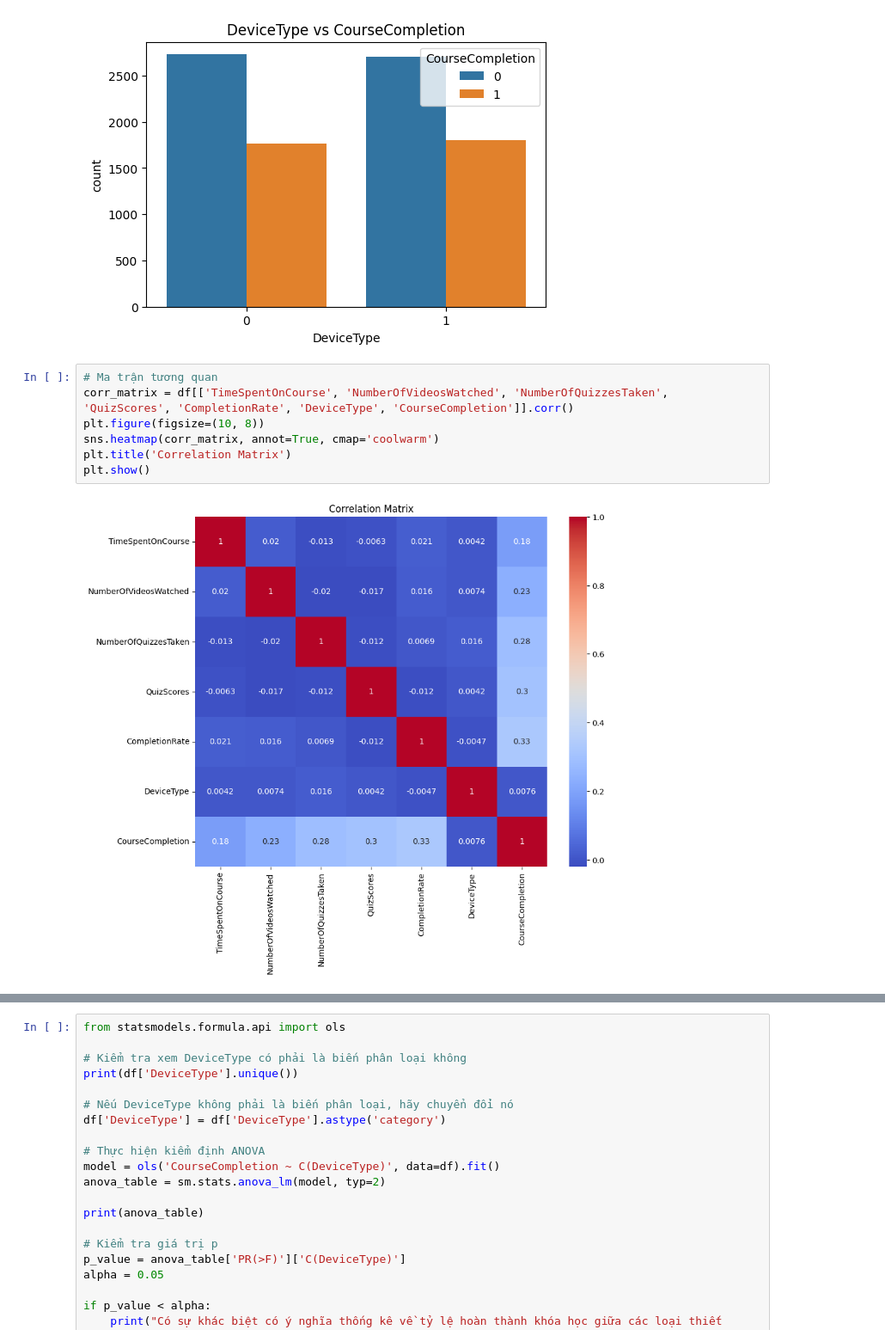
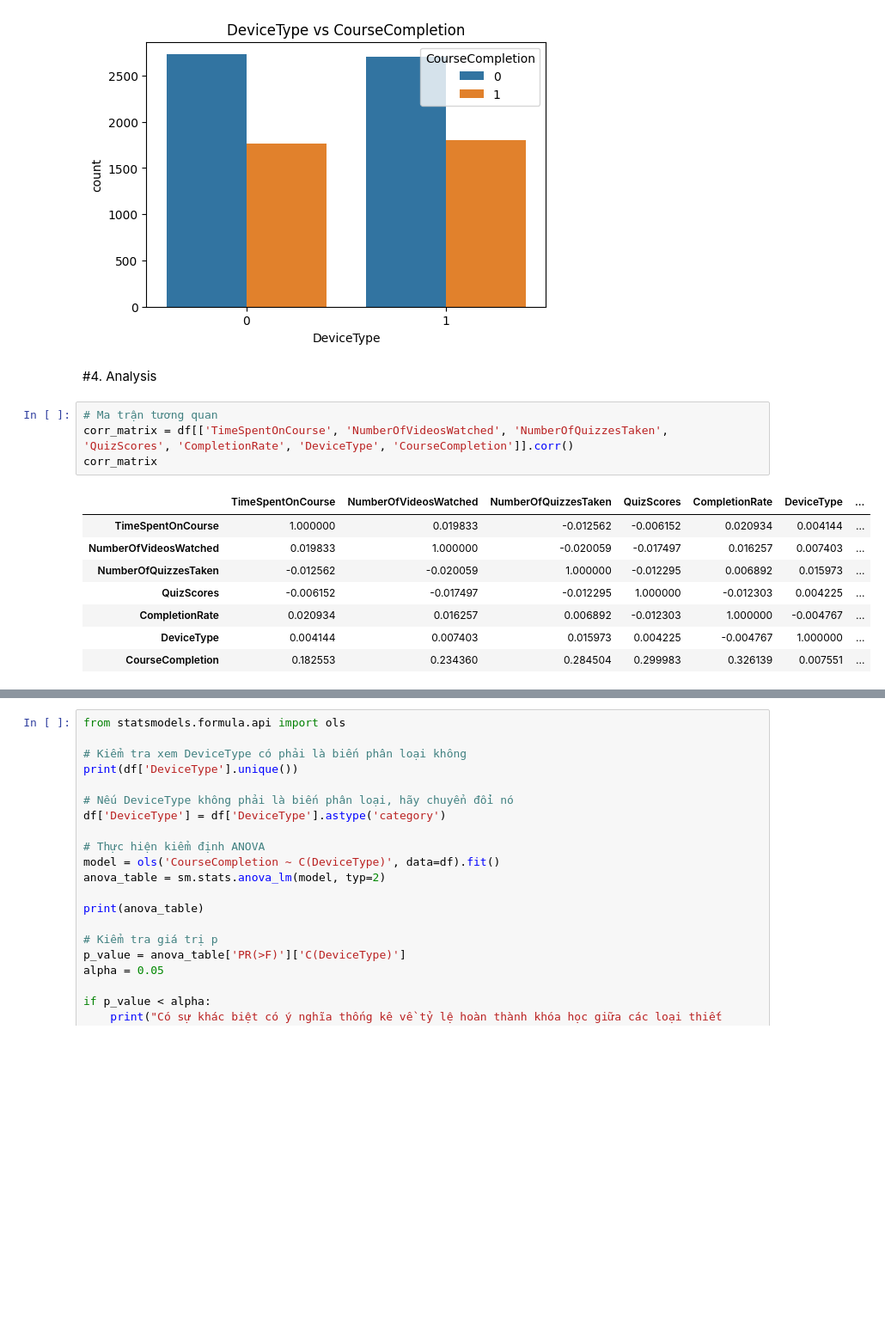
Before and after one commit to Nhattu0102/Final-Project-Proposal, a Jupyter notebook: Project_Proposal_(Final).ipynb, the cells around one changed output, grey strips where cells are left out. Shown at 86% size. Saved outputs shown, nothing was run; the diff lists cells and outputs as text; blank space fills up the shorter version.

```diff
--- a/Project_Proposal_(Final).ipynb
+++ b/Project_Proposal_(Final).ipynb
@@ -135,12 +174,18 @@ plt.title('DeviceType vs CourseCompletion')
 plt.show()
 # %% [output]
 [figure]
+# %% [markdown]
+#4. Analysis
 # %%
 # Ma trận tương quan
 corr_matrix = df[['TimeSpentOnCourse', 'NumberOfVideosWatched', 'NumberOfQuizzesTaken', 'QuizScores', 'CompletionRate', 'DeviceType', 'CourseCompletion']].corr()
-plt.figure(figsize=(10, 8))
-sns.heatmap(corr_matrix, annot=True, cmap='coolwarm')
-plt.title('Correlation Matrix')
-plt.show()
+corr_matrix
 # %% [output]
-[figure, removed]
+|  | TimeSpentOnCourse | NumberOfVideosWatched | NumberOfQuizzesTaken | QuizScores | CompletionRate | DeviceType | ... |
+| TimeSpentOnCourse | 1.000000 | 0.019833 | -0.012562 | -0.006152 | 0.020934 | 0.004144 | ... |
+| NumberOfVideosWatched | 0.019833 | 1.000000 | -0.020059 | -0.017497 | 0.016257 | 0.007403 | ... |
+| NumberOfQuizzesTaken | -0.012562 | -0.020059 | 1.000000 | -0.012295 | 0.006892 | 0.015973 | ... |
+| QuizScores | -0.006152 | -0.017497 | -0.012295 | 1.000000 | -0.012303 | 0.004225 | ... |
+| CompletionRate | 0.020934 | 0.016257 | 0.006892 | -0.012303 | 1.000000 | -0.004767 | ... |
+| DeviceType | 0.004144 | 0.007403 | 0.015973 | 0.004225 | -0.004767 | 1.000000 | ... |
+| CourseCompletion | 0.182553 | 0.234360 | 0.284504 | 0.299983 | 0.326139 | 0.007551 | ... |
```
Also changed, not shown: parts of 26 cells of this notebook.
